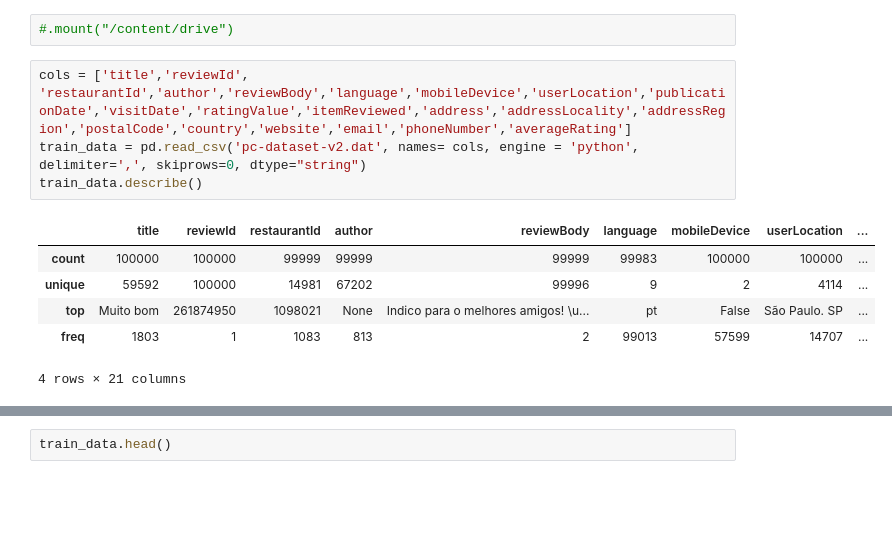
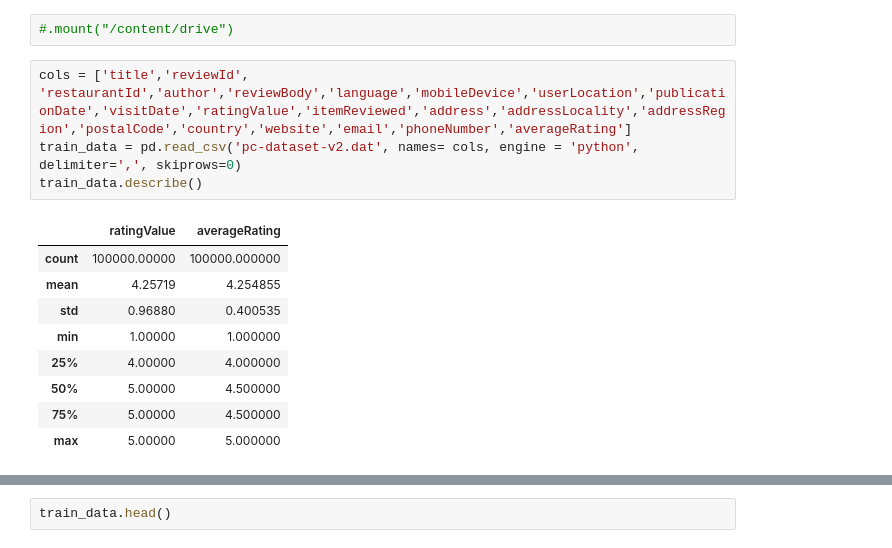
Before and after one commit to paulordie/gitTest, a Jupyter notebook: piloto-2.ipynb, the cells around one changed output, grey strips where cells are left out. Saved outputs shown, nothing was run; the diff lists cells and outputs as text; blank space fills up the shorter version.

Commit message:
add fixed to None 8529 line

```diff
--- a/piloto-2.ipynb
+++ b/piloto-2.ipynb
@@ -23,13 +23,16 @@ from textblob import TextBlob
 #.mount("/content/drive")
 # %%
 cols = ['title','reviewId', 'restaurantId','author','reviewBody','language','mobileDevice','userLocation','publicationDate','visitDate','ratingValue','itemReviewed','address','addressLocality','addressRegion','postalCode','country','website','email','phoneNumber','averageRating']
-train_data = pd.read_csv('pc-dataset-v2.dat', names= cols, engine = 'python', delimiter=',', skiprows=0, dtype="string")
+train_data = pd.read_csv('pc-dataset-v2.dat', names= cols, engine = 'python', delimiter=',', skiprows=0)
 train_data.describe()
 # %% [output]
-|  | title | reviewId | restaurantId | author | reviewBody | language | mobileDevice | userLocation | ... |
-| count | 100000 | 100000 | 99999 | 99999 | 99999 | 99983 | 100000 | 100000 | ... |
-| unique | 59592 | 100000 | 14981 | 67202 | 99996 | 9 | 2 | 4114 | ... |
-| top | Muito bom | 261874950 | 1098021 | None | Indico para o melhores amigos! \u... | pt | False | São Paulo. SP | ... |
-| freq | 1803 | 1 | 1083 | 813 | 2 | 99013 | 57599 | 14707 | ... |
+|  | ratingValue | averageRating |
+| count | 100000.00000 | 100000.000000 |
+| mean | 4.25719 | 4.254855 |
+| std | 0.96880 | 0.400535 |
+| min | 1.00000 | 1.000000 |
+| 25% | 4.00000 | 4.000000 |
+| 50% | 5.00000 | 4.500000 |
+| 75% | 5.00000 | 4.500000 |
+| max | 5.00000 | 5.000000 |
-4 rows × 21 columns
 # %%
```
Also changed, not shown: parts of 6 cells of this notebook, 1 other file.
